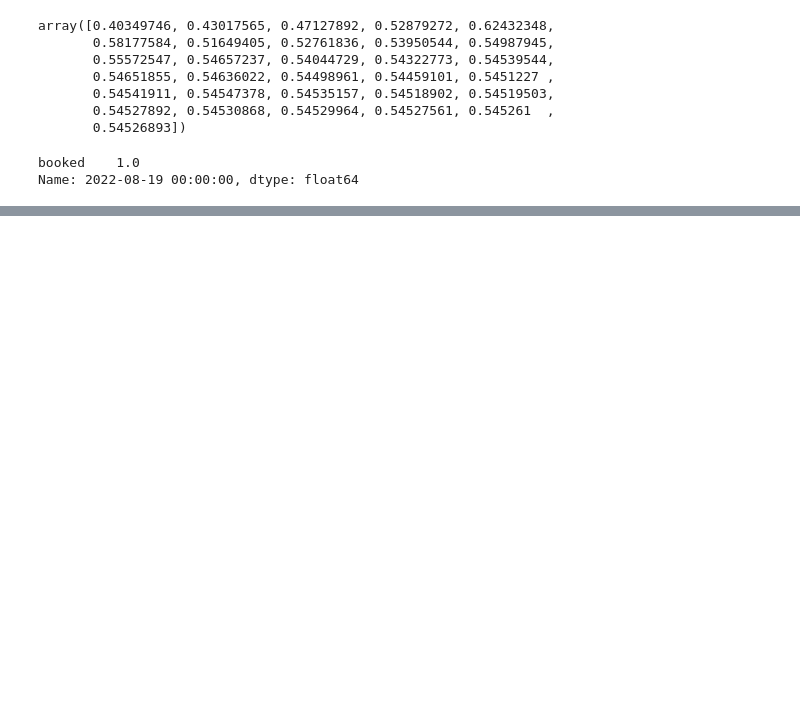
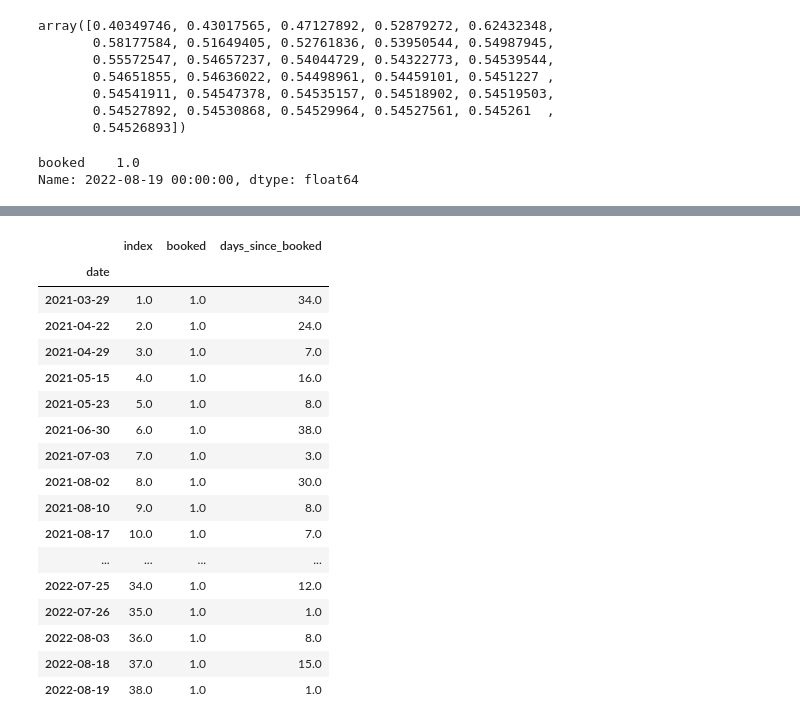
Before and after one commit to Fiskehandleren/LaundryAnalytics, a Jupyter notebook: Analysis.ipynb, the cells around one changed output, grey strips where cells are left out. Cells and saved outputs as stored; diff of their text form; code cells hidden in the pictures; blank space fills up the shorter version.

```diff
--- a/Analysis.ipynb
+++ b/Analysis.ipynb
@@ -116,0 +206,21 @@ plt.show()
+# %%
+df_rolling_filled_dates[df_rolling_filled_dates.booked == 1]
+# %% [output]
+|  | index | booked | days_since_booked |
+| date |  |  |  |
+| 2021-03-29 | 1.0 | 1.0 | 34.0 |
+| 2021-04-22 | 2.0 | 1.0 | 24.0 |
+| 2021-04-29 | 3.0 | 1.0 | 7.0 |
+| 2021-05-15 | 4.0 | 1.0 | 16.0 |
+| 2021-05-23 | 5.0 | 1.0 | 8.0 |
+| 2021-06-30 | 6.0 | 1.0 | 38.0 |
+| 2021-07-03 | 7.0 | 1.0 | 3.0 |
+| 2021-08-02 | 8.0 | 1.0 | 30.0 |
+| 2021-08-10 | 9.0 | 1.0 | 8.0 |
+| 2021-08-17 | 10.0 | 1.0 | 7.0 |
+| ... | ... | ... | ... |
+| 2022-07-25 | 34.0 | 1.0 | 12.0 |
+| 2022-07-26 | 35.0 | 1.0 | 1.0 |
+| 2022-08-03 | 36.0 | 1.0 | 8.0 |
+| 2022-08-18 | 37.0 | 1.0 | 15.0 |
+| 2022-08-19 | 38.0 | 1.0 | 1.0 |
```
Also changed, not shown: parts of 11 cells of this notebook, 4 other files.
